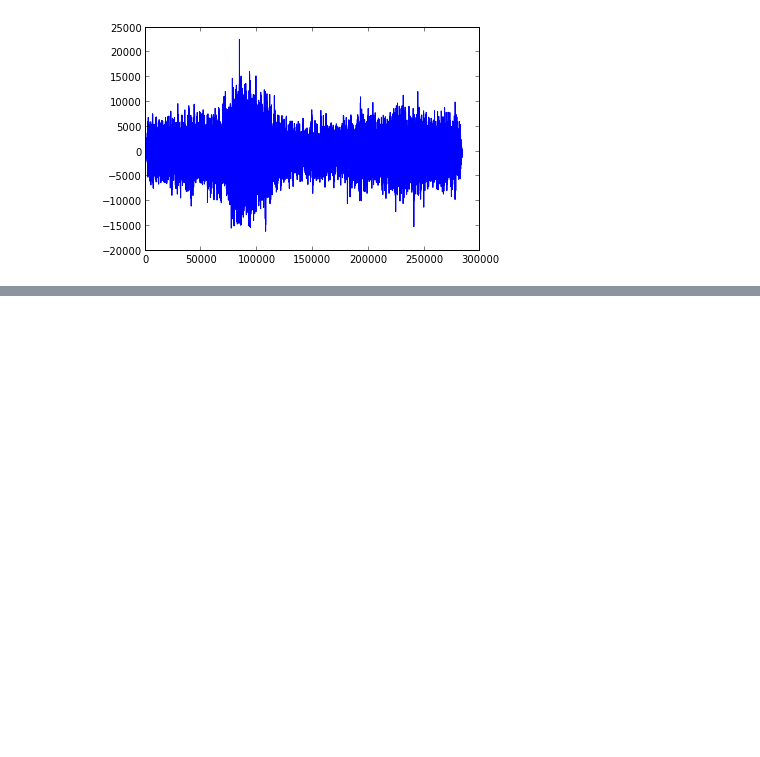
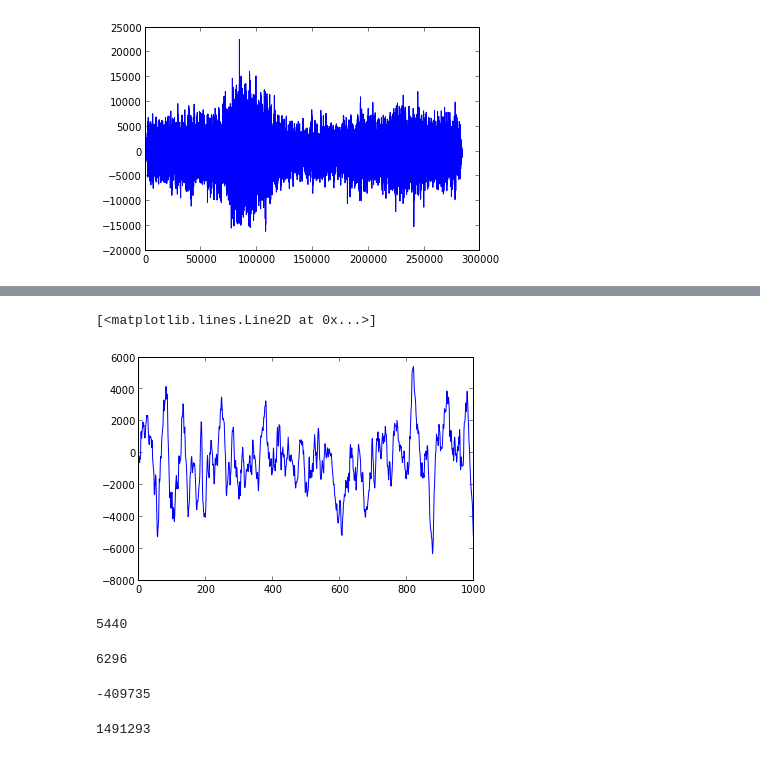
Before and after one commit to joomladigger/asp, a Jupyter notebook: lecture 1.ipynb, the cells around one changed output, grey strips where cells are left out. Cells and saved outputs as stored; diff of their text form; code cells hidden in the pictures; blank space fills up the shorter version.

```diff
--- a/lecture 1.ipynb
+++ b/lecture 1.ipynb
@@ -73,0 +83,23 @@ plot(x)
+# %%
+y = x[44100:45100]
+# %%
+plot(y)
+# %% [output]
+[<matplotlib.lines.Line2D at 0x...>]
+[figure, added]
+# %%
+max(y)
+# %% [output]
+5440
+# %%
+max(abs(y))
+# %% [output]
+6296
+# %%
+sum(y)
+# %% [output]
+-409735
+# %%
+sum(abs(y))
+# %% [output]
+1491293
```
Also changed, not shown: parts of 5 cells of this notebook.
